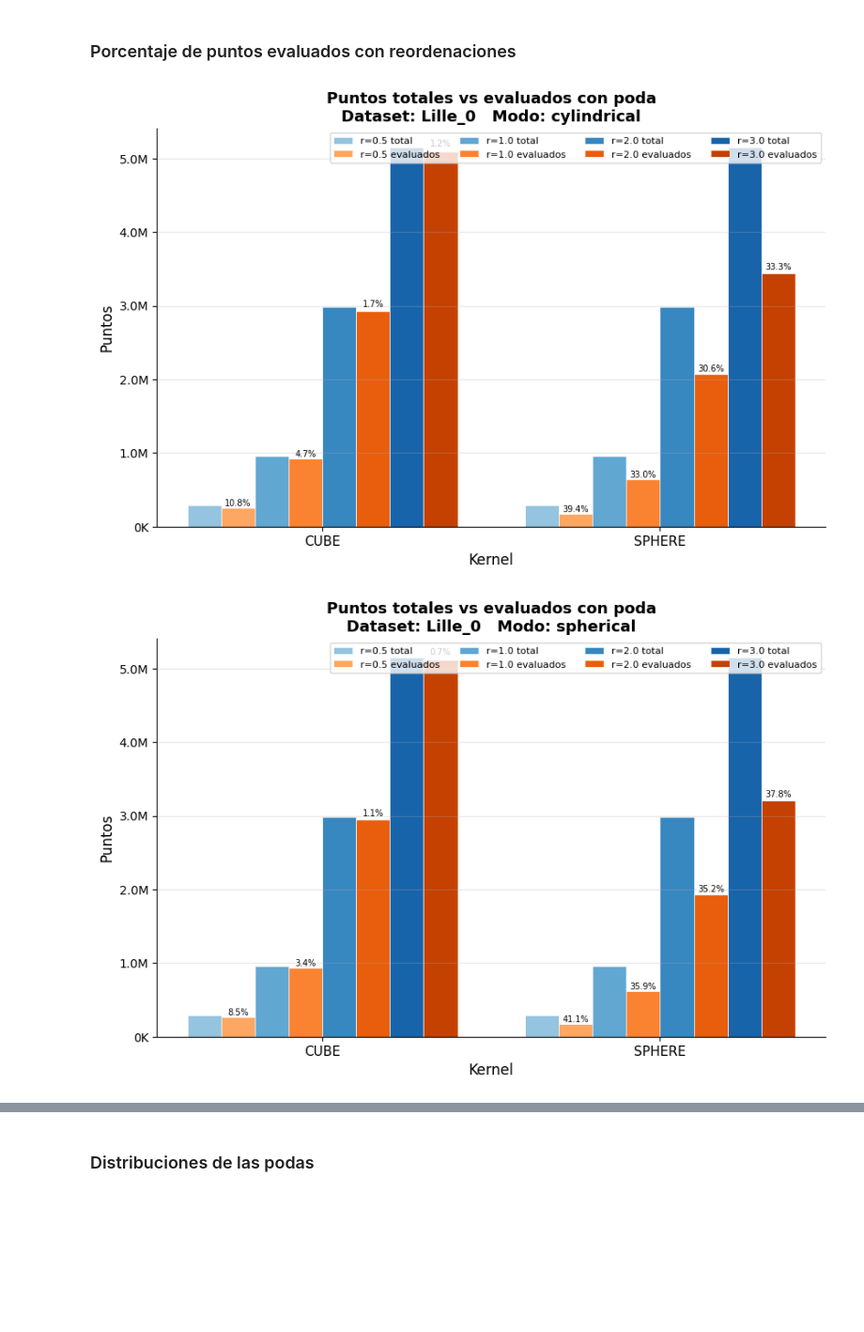
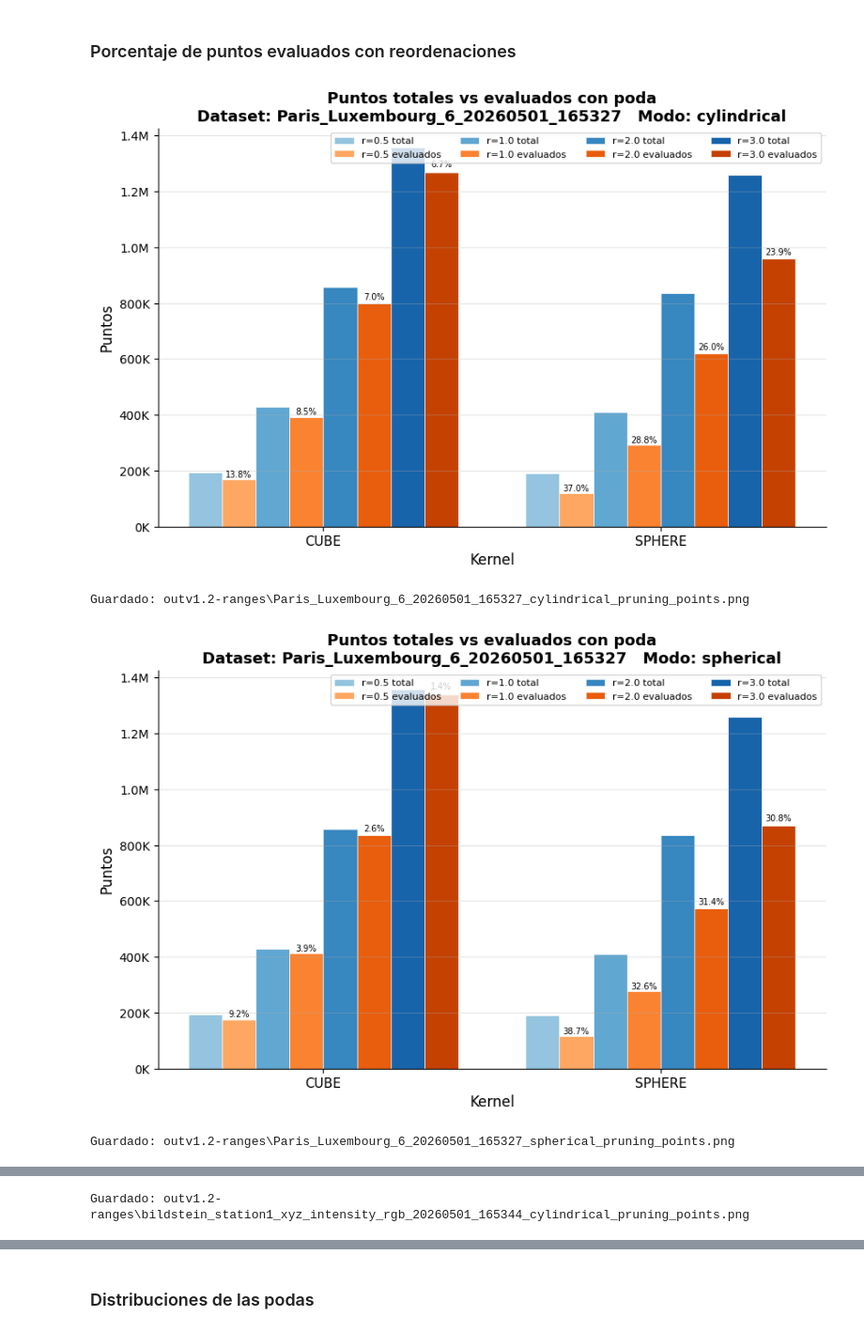
Before and after one commit to manuramazz/octrees-coordenadas-polares-v2, a Jupyter notebook: visualizador_rangos_claves.ipynb, the cells around one changed output, grey strips where cells are left out. Shown at 94% size. Drawn from its saved outputs; the diff is of its cells as text; code cells hidden in the pictures; blank space fills up the shorter version.

```diff
--- a/visualizador_rangos_claves.ipynb
+++ b/visualizador_rangos_claves.ipynb
@@ -1,7 +1,7 @@
 # %% [markdown]
 ### Porcentaje de puntos evaluados con reordenaciones
 # %%
-cesga = False
+cesga = True
 # %%
 import pandas as pd
 import matplotlib.pyplot as plt
@@ -94,10 +95,12 @@ def plot_pruning_points(csv_path: str, save: bool = False) -> None:
 # Uso:
 # %%
 if cesga:
-    for log in Path('outv1.2/ranges').glob('*.log'):
+    for log in Path('outv1.2-ranges').glob('*.log'):
         plot_pruning_points(log, save=True)
 else:
     plot_pruning_points('logs/v1.1/ranges/Lille_0.log')
 # %% [output]
-[figure, old version]
+[figure, new version]
+Guardado: outv1.2-ranges\Paris_Luxembourg_6_20260501_165327_cylindrical_pruning_points.png
-[figure, old version]
+[figure, new version]
+Guardado: outv1.2-ranges\Paris_Luxembourg_6_20260501_165327_spherical_pruning_points.png
@@ -103,0 +108 @@ else:
+Guardado: outv1.2-ranges\bildstein_station1_xyz_intensity_rgb_20260501_165344_cylindrical_pruning_points.png
```
Also changed, not shown: parts of 8 cells of this notebook, 2 other files.
